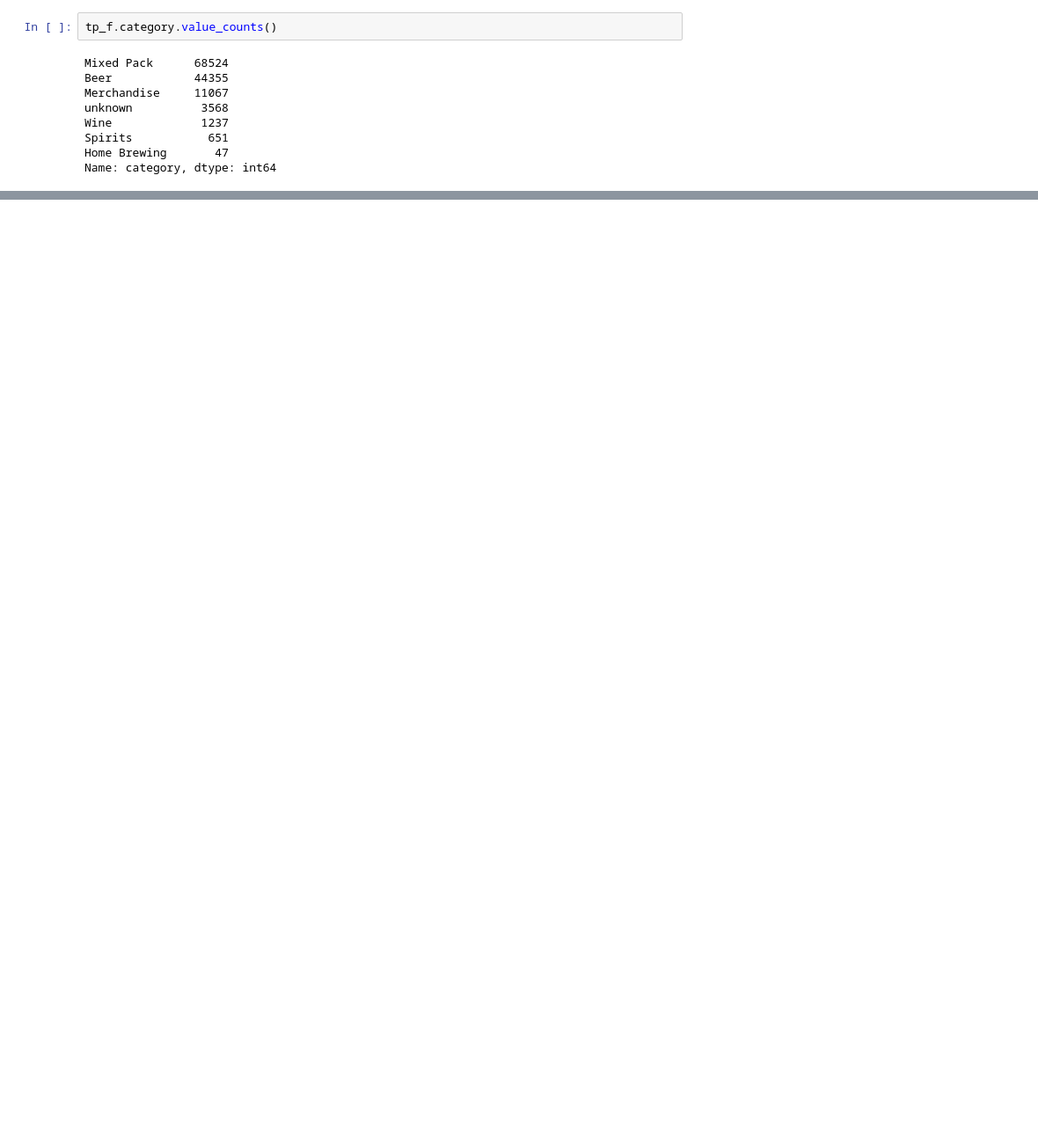
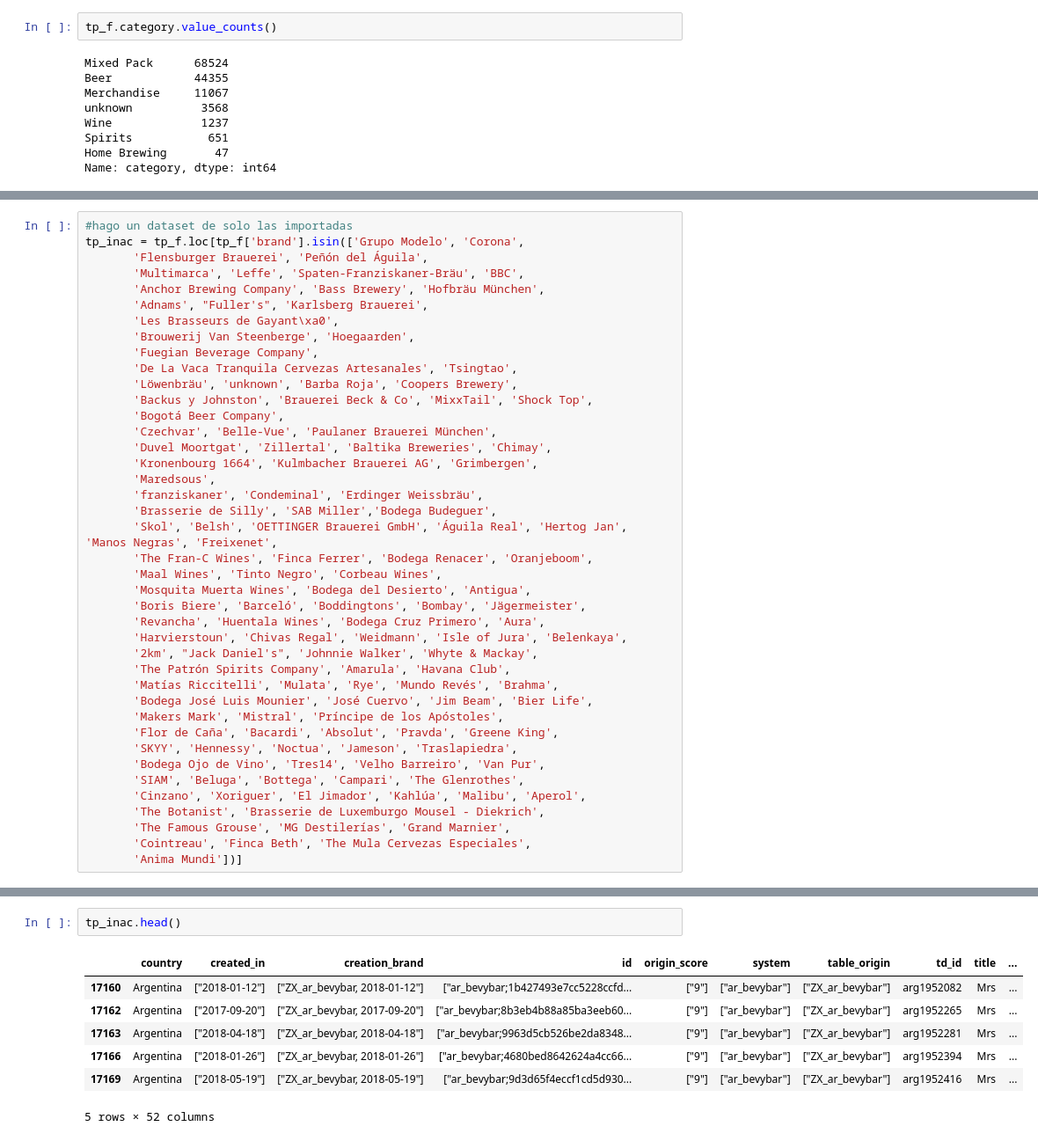
Before and after one commit to AgustinVelurtas/grupo13_clusterai, a Jupyter notebook: tp_grupo13.ipynb, the cells around one changed output, grey strips where cells are left out. Shown: that part at 88% size. Cells and saved outputs as stored; diff of their text form; blank space fills up the shorter version.

```diff
--- a/tp_grupo13.ipynb
+++ b/tp_grupo13.ipynb
@@ -255,0 +301,41 @@ Name: order_status, dtype: int64
+# %%
+#hago un dataset de solo las importadas
+tp_inac = tp_f.loc[tp_f['brand'].isin(['Grupo Modelo', 'Corona',
+       'Flensburger Brauerei', 'Peñón del Águila',
+       'Multimarca', 'Leffe', 'Spaten-Franziskaner-Bräu', 'BBC',
+       'Anchor Brewing Company', 'Bass Brewery', 'Hofbräu München',
+       'Adnams', "Fuller's", 'Karlsberg Brauerei',
+       'Les Brasseurs de Gayant\xa0',
+       'Brouwerij Van Steenberge', 'Hoegaarden',
+       'Fuegian Beverage Company',
+       'De La Vaca Tranquila Cervezas Artesanales', 'Tsingtao',
+       'Löwenbräu', 'unknown', 'Barba Roja', 'Coopers Brewery',
+       'Backus y Johnston', 'Brauerei Beck & Co', 'MixxTail', 'Shock Top',
+       'Bogotá Beer Company',
+       'Czechvar', 'Belle-Vue', 'Paulaner Brauerei München',
+       'Duvel Moortgat', 'Zillertal', 'Baltika Breweries', 'Chimay',
+       'Kronenbourg 1664', 'Kulmbacher Brauerei AG', 'Grimbergen',
+       'Maredsous',
+       'franziskaner', 'Condeminal', 'Erdinger Weissbräu',
+       'Brasserie de Silly', 'SAB Miller','Bodega Budeguer',
+       'Skol', 'Belsh', 'OETTINGER Brauerei GmbH', 'Águila Real', 'Hertog Jan', 'Manos Negras', 'Freixenet',
+       'The Fran-C Wines', 'Finca Ferrer', 'Bodega Renacer', 'Oranjeboom',
+       'Maal Wines', 'Tinto Negro', 'Corbeau Wines',
+       'Mosquita Muerta Wines', 'Bodega del Desierto', 'Antigua',
+       'Boris Biere', 'Barceló', 'Boddingtons', 'Bombay', 'Jägermeister',
+       'Revancha', 'Huentala Wines', 'Bodega Cruz Primero', 'Aura',
+       'Harvierstoun', 'Chivas Regal', 'Weidmann', 'Isle of Jura', 'Belenkaya',
+       '2km', "Jack Daniel's", 'Johnnie Walker', 'Whyte & Mackay',
+       'The Patrón Spirits Company', 'Amarula', 'Havana Club',
+       'Matías Riccitelli', 'Mulata', 'Rye', 'Mundo Revés', 'Brahma',
+       'Bodega José Luis Mounier', 'José Cuervo', 'Jim Beam', 'Bier Life',
+       'Makers Mark', 'Mistral', 'Príncipe de los Apóstoles',
+       'Flor de Caña', 'Bacardi', 'Absolut', 'Pravda', 'Greene King',
+       'SKYY', 'Hennessy', 'Noctua', 'Jameson', 'Traslapiedra',
+       'Bodega Ojo de Vino', 'Tres14', 'Velho Barreiro', 'Van Pur',
+       'SIAM', 'Beluga', 'Bottega', 'Campari', 'The Glenrothes',
+       'Cinzano', 'Xoriguer', 'El Jimador', 'Kahlúa', 'Malibu', 'Aperol',
+       'The Botanist', 'Brasserie de Luxemburgo Mousel - Diekrich',
+       'The Famous Grouse', 'MG Destilerías', 'Grand Marnier',
+       'Cointreau', 'Finca Beth', 'The Mula Cervezas Especiales',
+       'Anima Mundi'])]
@@ -255,0 +362,10 @@ Name: order_status, dtype: int64
+# %%
+tp_inac.head()
+# %% [output]
+|  | country | created_in | creation_brand | id | origin_score | system | table_origin | td_id | title | ... |
+| 17160 | Argentina | ["2018-01-12"] | ["ZX_ar_bevybar, 2018-01-12"] | ["ar_bevybar;1b427493e7cc5228ccfd... | ["9"] | ["ar_bevybar"] | ["ZX_ar_bevybar"] | arg1952082 | Mrs | ... |
+| 17162 | Argentina | ["2017-09-20"] | ["ZX_ar_bevybar, 2017-09-20"] | ["ar_bevybar;8b3eb4b88a85ba3eeb60... | ["9"] | ["ar_bevybar"] | ["ZX_ar_bevybar"] | arg1952265 | Mrs | ... |
+| 17163 | Argentina | ["2018-04-18"] | ["ZX_ar_bevybar, 2018-04-18"] | ["ar_bevybar;9963d5cb526be2da8348... | ["9"] | ["ar_bevybar"] | ["ZX_ar_bevybar"] | arg1952281 | Mrs | ... |
+| 17166 | Argentina | ["2018-01-26"] | ["ZX_ar_bevybar, 2018-01-26"] | ["ar_bevybar;4680bed8642624a4cc66... | ["9"] | ["ar_bevybar"] | ["ZX_ar_bevybar"] | arg1952394 | Mrs | ... |
+| 17169 | Argentina | ["2018-05-19"] | ["ZX_ar_bevybar, 2018-05-19"] | ["ar_bevybar;9d3d65f4eccf1cd5d930... | ["9"] | ["ar_bevybar"] | ["ZX_ar_bevybar"] | arg1952416 | Mrs | ... |
+5 rows × 52 columns
```
Also changed, not shown: parts of 25 cells of this notebook.
